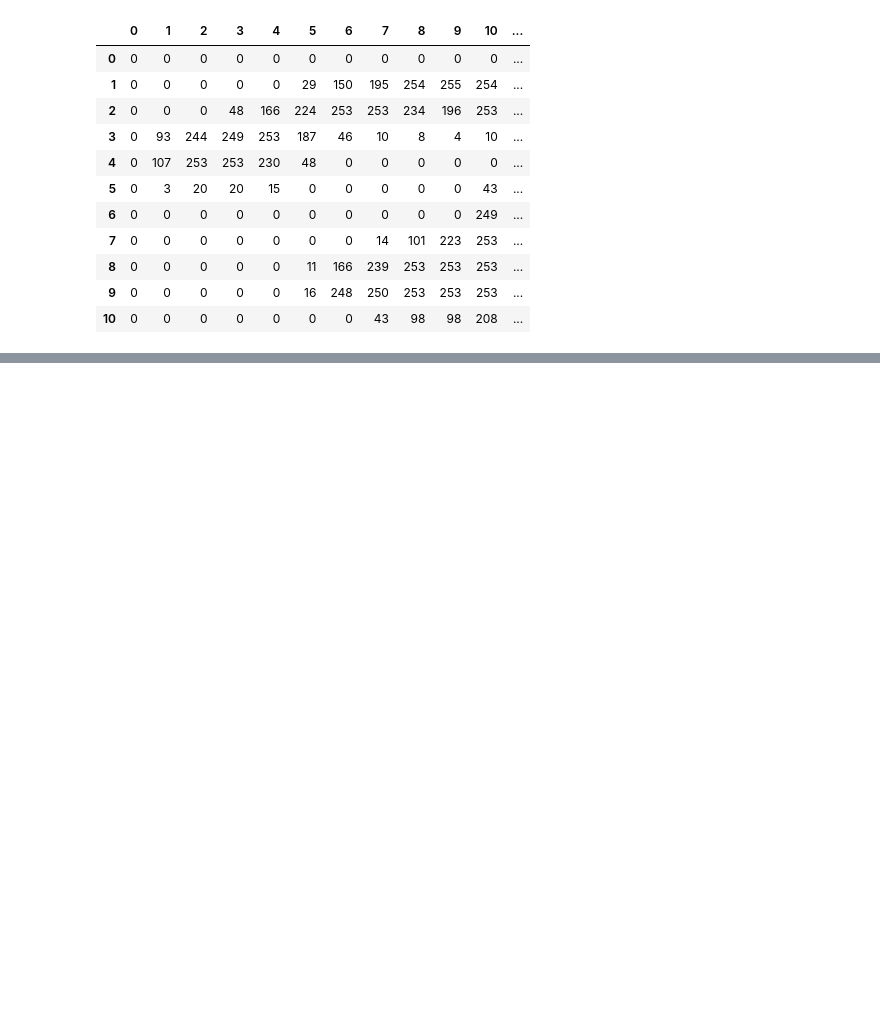
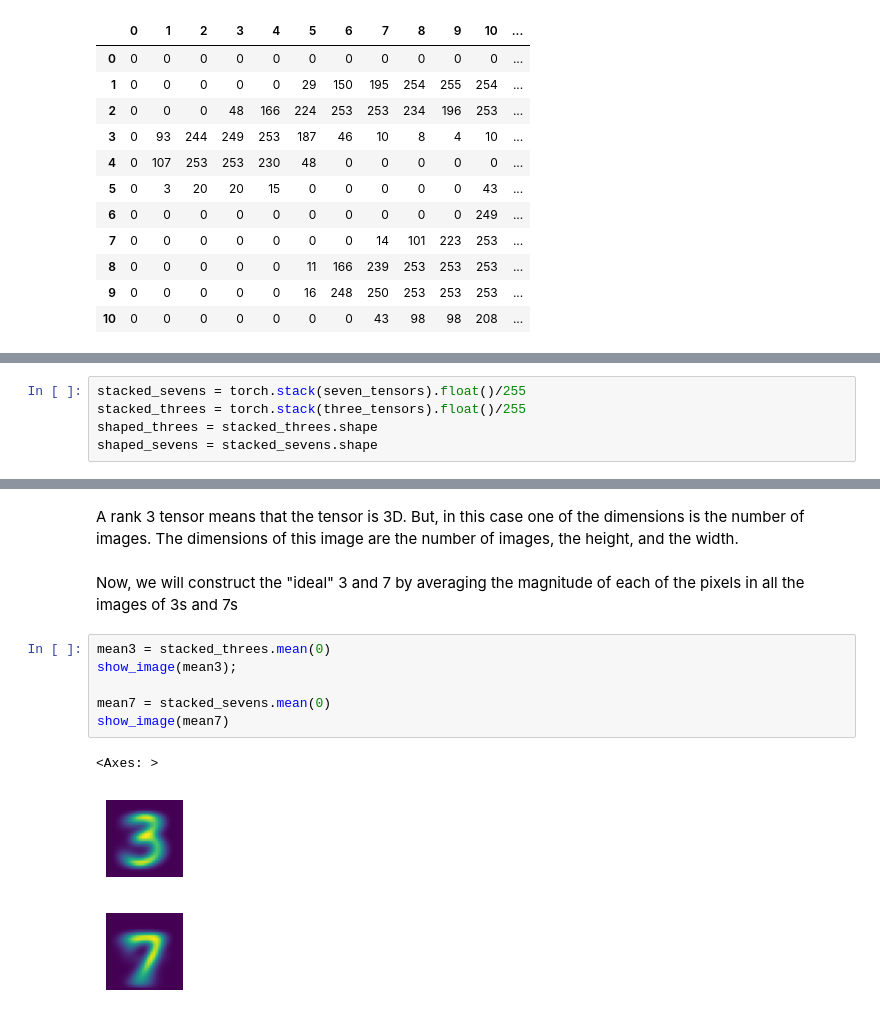
Before and after one commit to Felforge/3_and_7_identifier, a Jupyter notebook: 3_and_7_identifier.ipynb, the cells around one changed output, grey strips where cells are left out. Drawn from its saved outputs; the diff is of its cells as text; blank space fills up the shorter version.

```diff
--- a/3_and_7_identifier.ipynb
+++ b/3_and_7_identifier.ipynb
@@ -81,0 +98,5 @@ df.style.set_properties(**{'font-size':'6pt'}).background_gradient('Greys')
+# %%
+stacked_sevens = torch.stack(seven_tensors).float()/255
+stacked_threes = torch.stack(three_tensors).float()/255
+shaped_threes = stacked_threes.shape
+shaped_sevens = stacked_sevens.shape
@@ -81,0 +110,14 @@ df.style.set_properties(**{'font-size':'6pt'}).background_gradient('Greys')
+# %% [markdown]
+A rank 3 tensor means that the tensor is 3D. But, in this case one of the dimensions is the number of images. The dimensions of this image are the number of images, the height, and the width.
+# %% [markdown]
+Now, we will construct the "ideal" 3 and 7 by averaging the magnitude of each of the pixels in all the images of 3s and 7s
+# %%
+mean3 = stacked_threes.mean(0)
+show_image(mean3);
+
+mean7 = stacked_sevens.mean(0)
+show_image(mean7)
+# %% [output]
+<Axes: >
+[figure, added]
+[figure, added]
```
Also changed, not shown: parts of 7 cells of this notebook.
